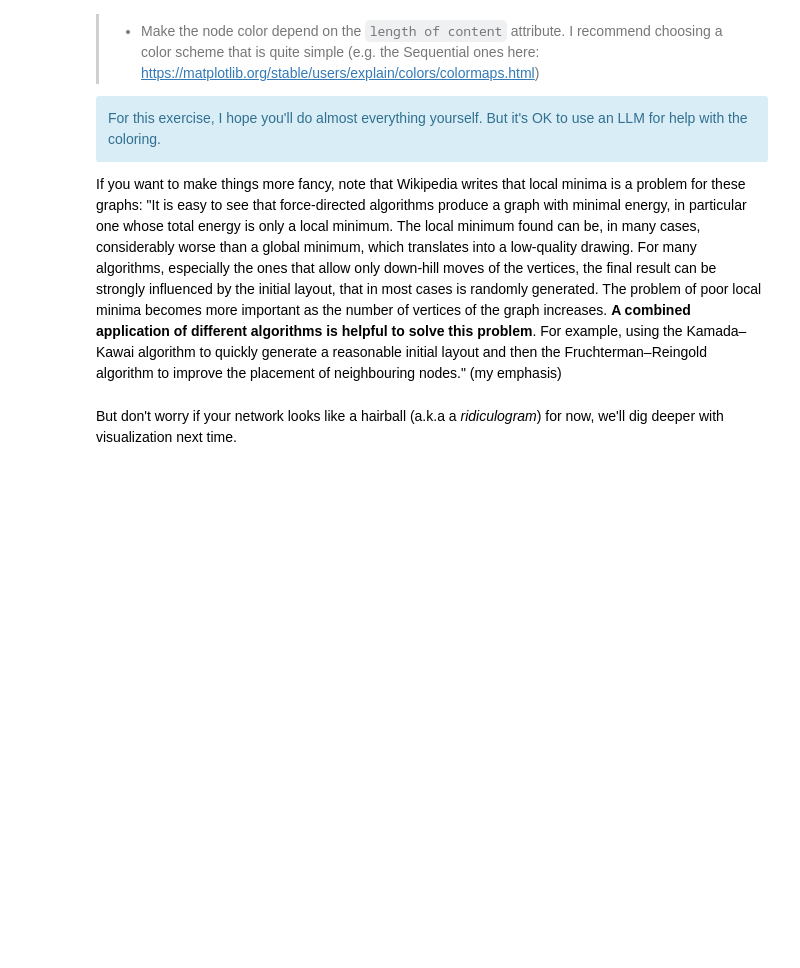
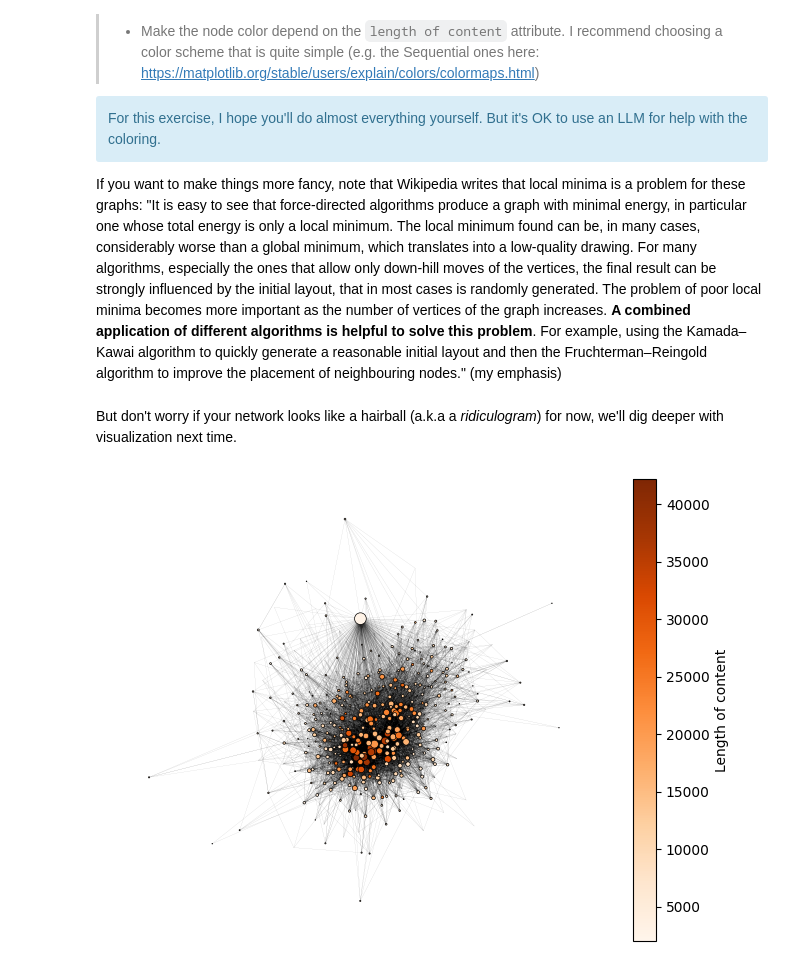
Before and after one commit to AlessandroLongo23/02805-Social-Graphs-and-Interactions, a Jupyter notebook: Week 4/Week4.ipynb, the cells around one changed output. Cells and saved outputs as stored; diff of their text form; code cells hidden in the pictures; blank space fills up the shorter version.

```diff
--- a/Week 4/Week4.ipynb
+++ b/Week 4/Week4.ipynb
@@ -402,3 +459,41 @@ For this exercise, I hope you'll do almost everything yourself. But it's OK to u
 If you want to make things more fancy, note that Wikipedia writes that local minima is a problem for these graphs: "It is easy to see that force-directed algorithms produce a graph with minimal energy, in particular one whose total energy is only a local minimum. The local minimum found can be, in many cases, considerably worse than a global minimum, which translates into a low-quality drawing. For many algorithms, especially the ones that allow only down-hill moves of the vertices, the final result can be strongly influenced by the initial layout, that in most cases is randomly generated. The problem of poor local minima becomes more important as the number of vertices of the graph increases. **A combined application of different algorithms is helpful to solve this problem**. For example, using the Kamada–Kawai algorithm to quickly generate a reasonable initial layout and then the Fruchterman–Reingold algorithm to improve the placement of neighbouring nodes." (my emphasis)
 # %% [markdown]
 But don't worry if your network looks like a hairball (a.k.a a *ridiculogram*) for now, we'll dig deeper with visualization next time.
+# %%
+import matplotlib.pyplot as plt
+import networkx as nx
+import matplotlib.cm as cm
+import matplotlib.colors as mcolors
+
+values = [G.nodes[n]['length_of_content'] for n in G.nodes]
+norm = mcolors.Normalize(vmin=min(values), vmax=max(values))
+cmap = cm.Oranges
+node_colors = [cmap(norm(v)) for v in values]
+
+args = {
+    "node_size": [size / 5 for size in sizes],
+    "node_color": node_colors,
+    "edge_color": "black",
+    "node_shape": "o",
+    "linewidths": 0.5,
+    "width": 0.03,
+    "edgecolors": "black",
+    "font_color": "black",
+    "with_labels": False,
+    "arrows": False
+}
+
+fig, ax = plt.subplots(figsize=(8, 6))
+
+pos_init = nx.kamada_kawai_layout(G)
+pos_refined = nx.spring_layout(G, pos=pos_init, iterations=100)
+
+nx.draw(G, pos=pos_refined, ax=ax, **args)
+
+sm = cm.ScalarMappable(norm=norm, cmap=cmap)
+sm.set_array(values)
+fig.colorbar(sm, ax=ax, label="Length of content")
+
+plt.show()
+# %% [output]
+[figure, added]
```
Also changed, not shown: parts of 12 cells of this notebook, 4 other files.
